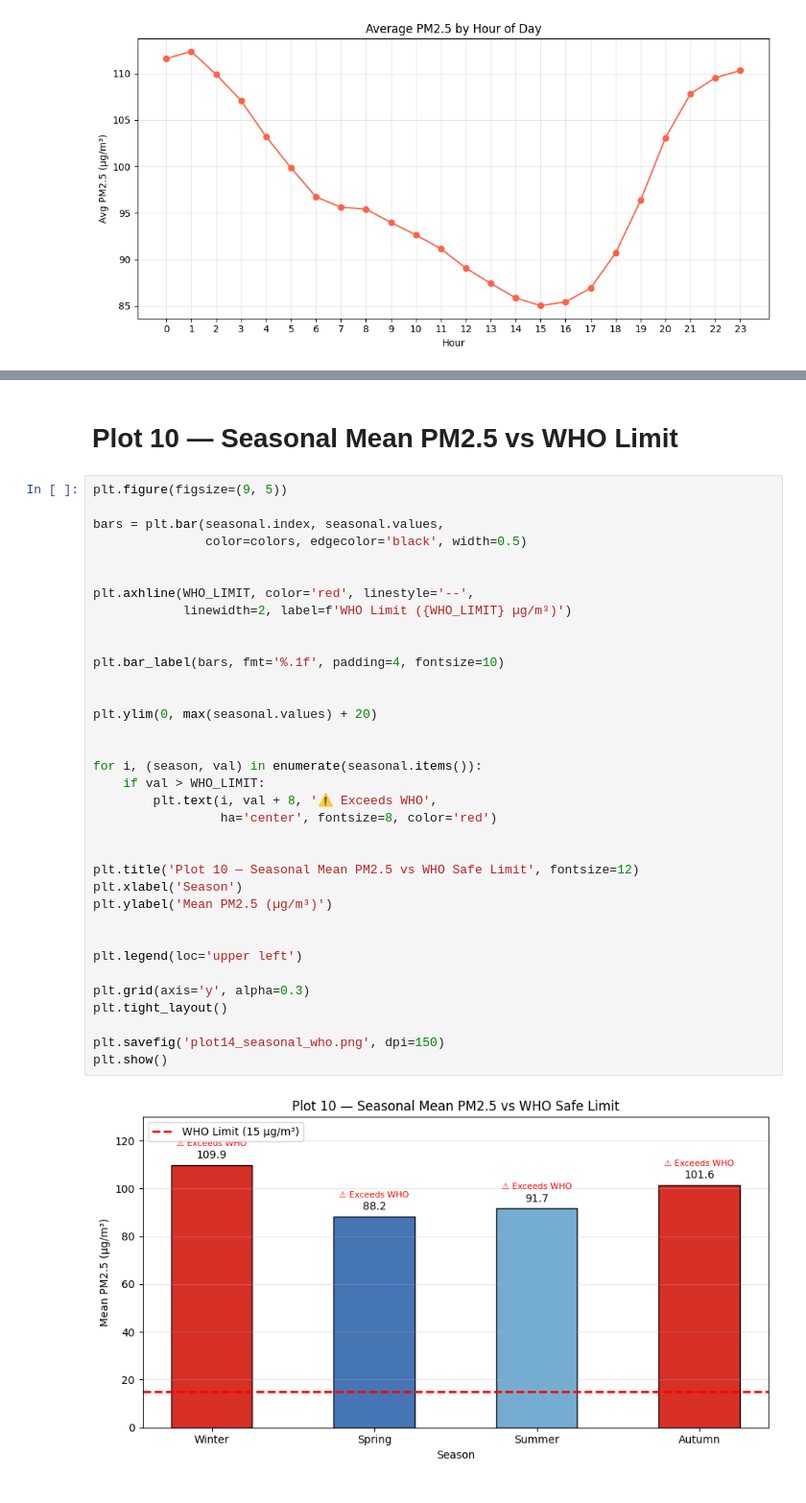
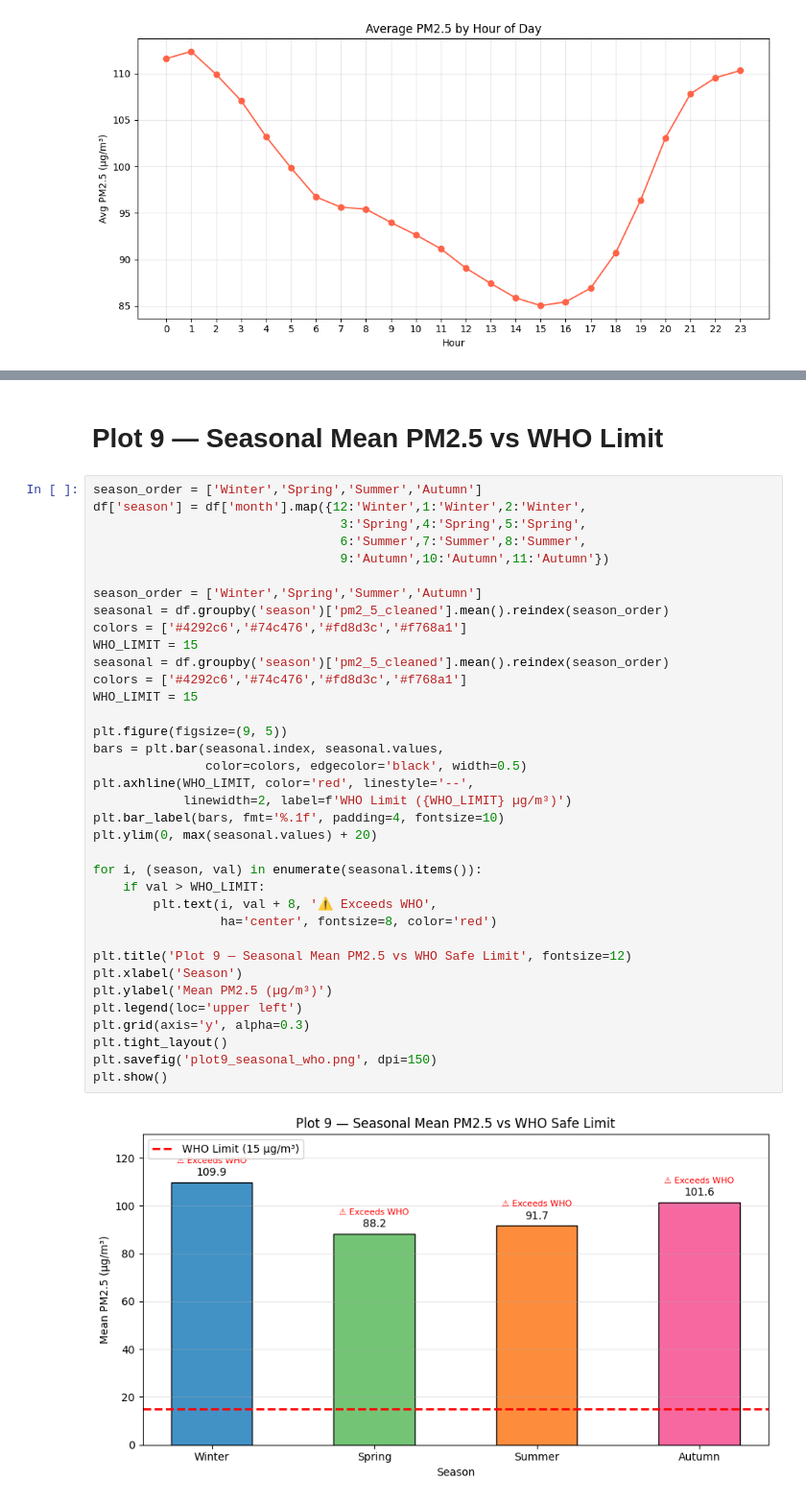
Before and after one commit to MilindDevX/SectionD_G12_BeijingPM25Analysis, a Jupyter notebook: notebooks/03_eda.ipynb, the cells around one changed output, grey strips where cells are left out. Shown at 96% size. Saved outputs shown, nothing was run; the diff lists cells and outputs as text.

```diff
--- a/notebooks/03_eda.ipynb
+++ b/notebooks/03_eda.ipynb
@@ -224,42 +241,43 @@ print(hazardous_days)
 3  2013              74
 4  2014              64
 # %% [markdown]
-# Plot 10 — Seasonal Mean PM2.5 vs WHO Limit
+# Plot 9 — Seasonal Mean PM2.5 vs WHO Limit
 # %%
+season_order = ['Winter','Spring','Summer','Autumn']
+df['season'] = df['month'].map({12:'Winter',1:'Winter',2:'Winter',
+                                 3:'Spring',4:'Spring',5:'Spring',
+                                 6:'Summer',7:'Summer',8:'Summer',
+                                 9:'Autumn',10:'Autumn',11:'Autumn'})
+
+season_order = ['Winter','Spring','Summer','Autumn']
+seasonal = df.groupby('season')['pm2_5_cleaned'].mean().reindex(season_order)
+colors = ['#4292c6','#74c476','#fd8d3c','#f768a1']
+WHO_LIMIT = 15
+seasonal = df.groupby('season')['pm2_5_cleaned'].mean().reindex(season_order)
+colors = ['#4292c6','#74c476','#fd8d3c','#f768a1']
+WHO_LIMIT = 15
+
 plt.figure(figsize=(9, 5))
-
 bars = plt.bar(seasonal.index, seasonal.values,
                color=colors, edgecolor='black', width=0.5)
-
-
 plt.axhline(WHO_LIMIT, color='red', linestyle='--',
             linewidth=2, label=f'WHO Limit ({WHO_LIMIT} µg/m³)')
-
-
 plt.bar_label(bars, fmt='%.1f', padding=4, fontsize=10)
-
-
 plt.ylim(0, max(seasonal.values) + 20)
-
 
 for i, (season, val) in enumerate(seasonal.items()):
     if val > WHO_LIMIT:
         plt.text(i, val + 8, '⚠ Exceeds WHO',
                  ha='center', fontsize=8, color='red')
 
-
-plt.title('Plot 10 — Seasonal Mean PM2.5 vs WHO Safe Limit', fontsize=12)
+plt.title('Plot 9 — Seasonal Mean PM2.5 vs WHO Safe Limit', fontsize=12)
 plt.xlabel('Season')
 plt.ylabel('Mean PM2.5 (µg/m³)')
-
-
 plt.legend(loc='upper left')
-
 plt.grid(axis='y', alpha=0.3)
 plt.tight_layout()
-
-plt.savefig('plot14_seasonal_who.png', dpi=150)
+plt.savefig('plot9_seasonal_who.png', dpi=150)
 plt.show()
 # %% [output]
-[figure, old version]
+[figure, new version]
 # %% [markdown]
```
Also changed, not shown: parts of 20 cells of this notebook, 11 other files.
